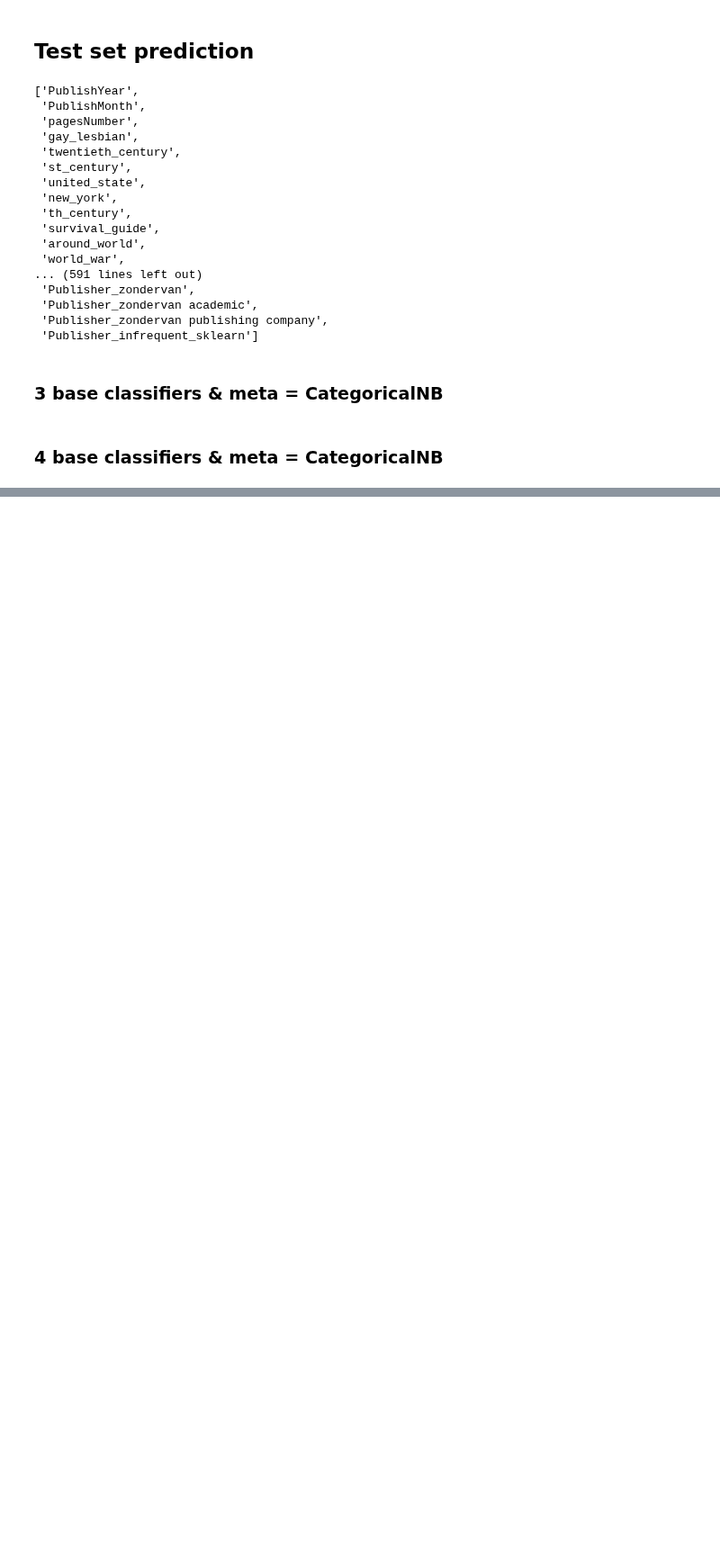
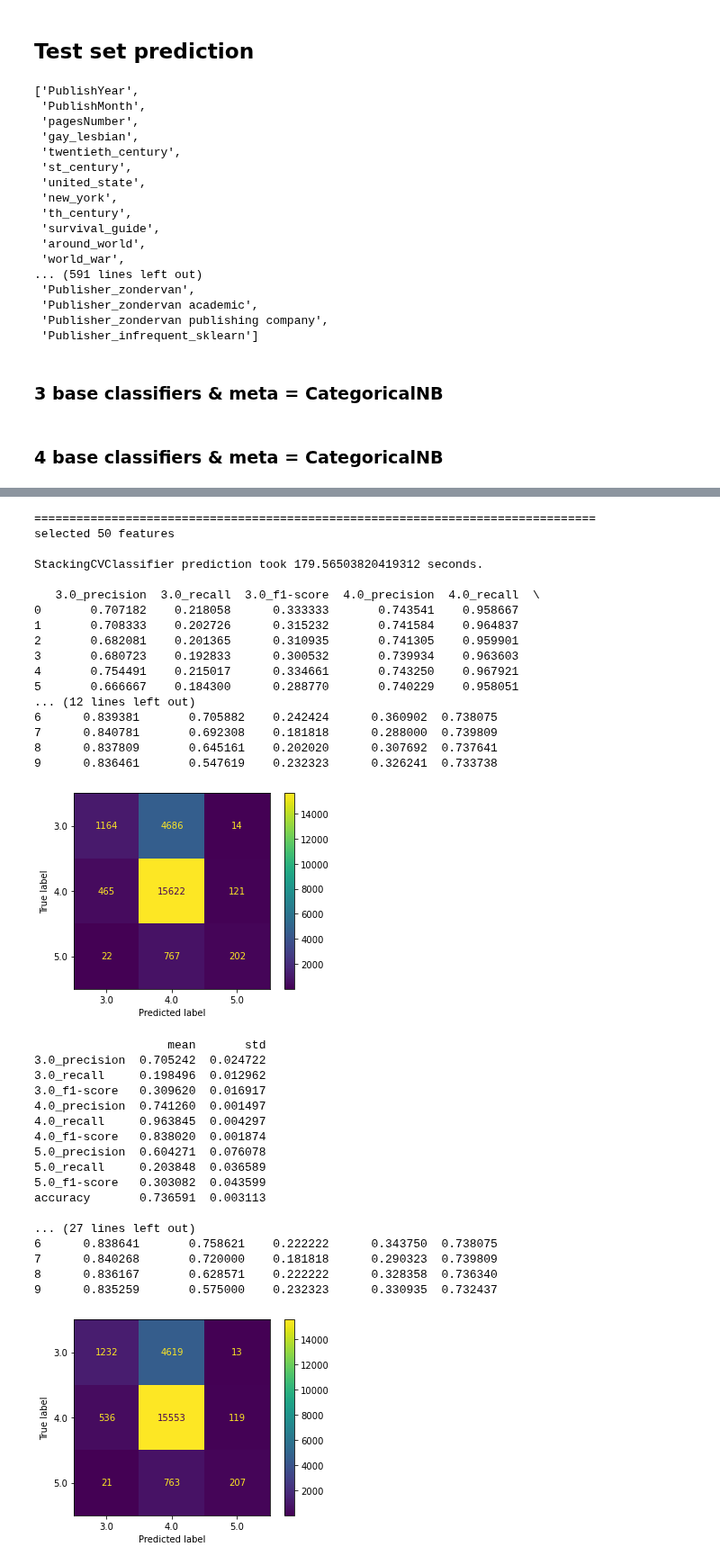
Before and after one commit to 7angel4/Goodreads-rating-classification, a Jupyter notebook: StackingClf.ipynb, the cells around one changed output, grey strips where cells are left out. Shown at 90% size. Drawn from its saved outputs; the diff is of its cells as text; code cells hidden in the pictures; blank space fills up the shorter version.

```diff
--- a/StackingClf.ipynb
+++ b/StackingClf.ipynb
@@ -1043,0 +535,70 @@ get_pred_df(sclf_knn.predict(X_test)).to_csv("full_sclf_knn_pred.csv", index=Fal
+# %%
+from sklearn.naive_bayes import MultinomialNB, CategoricalNB
+from sklearn import svm
+from sklearn.linear_model import LogisticRegression
+from sklearn.tree import DecisionTreeClassifier
+from sklearn.neighbors import KNeighborsClassifier
+from mlxtend.classifier import StackingCVClassifier
+
+mnb = MultinomialNB(alpha = 1)
+linearSVM = svm.LinearSVC(C=5, dual = False, random_state = 30027)
+logr = LogisticRegression(solver='sag', max_iter=50, random_state = 30027)
+dt = DecisionTreeClassifier(max_depth = 200, random_state = 30027)
+sclf = StackingCVClassifier(classifiers=[mnb, linearSVM, logr, dt],
+                            meta_classifier=CategoricalNB(),
+                            cv = 2,
+                            random_state=30027)
+
+train_df_50 = pd.read_csv("./Final/Datasets/train_df_50.csv", keep_default_na=False)
+train_df_100 = pd.read_csv("./Final/Datasets/train_df_100.csv", keep_default_na=False)
+train_df_200 = pd.read_csv("./Final/Datasets/train_df_200.csv", keep_default_na=False)
+train_df_300 = pd.read_csv("./Final/Datasets/train_df_300.csv", keep_default_na=False)
+nums = ['50', '100', '200', '300']
+train_dfs = [pd.read_csv("./Final/Datasets/train_df_"+num+".csv", keep_default_na=False) for num in nums]
+
+for i in range(4):
+    print("================================================================================")
+    print(f'selected {nums[i]} features\n')
+    train_df = train_dfs[i]
+    X_train = train_df.iloc[:,:-1]
+    y_train = train_df.iloc[:,-1]
+    _, report = cross_val_report(sclf, X_train, y_train)
+    print(report)
+    print('\n================================================================================\n\n')
+# %% [output]
+================================================================================
+selected 50 features
+
+StackingCVClassifier prediction took 179.56503820419312 seconds.
+
+   3.0_precision  3.0_recall  3.0_f1-score  4.0_precision  4.0_recall  \
+0       0.707182    0.218058      0.333333       0.743541    0.958667
+1       0.708333    0.202726      0.315232       0.741584    0.964837
+2       0.682081    0.201365      0.310935       0.741305    0.959901
+3       0.680723    0.192833      0.300532       0.739934    0.963603
+4       0.754491    0.215017      0.334661       0.743250    0.967921
+5       0.666667    0.184300      0.288770       0.740229    0.958051
+... (12 lines left out)
+6      0.839381       0.705882    0.242424      0.360902  0.738075
+7      0.840781       0.692308    0.181818      0.288000  0.739809
+8      0.837809       0.645161    0.202020      0.307692  0.737641
+9      0.836461       0.547619    0.232323      0.326241  0.733738
+[figure, added]
+                   mean       std
+3.0_precision  0.705242  0.024722
+3.0_recall     0.198496  0.012962
+3.0_f1-score   0.309620  0.016917
+4.0_precision  0.741260  0.001497
+4.0_recall     0.963845  0.004297
+4.0_f1-score   0.838020  0.001874
+5.0_precision  0.604271  0.076078
+5.0_recall     0.203848  0.036589
+5.0_f1-score   0.303082  0.043599
+accuracy       0.736591  0.003113
+
+... (27 lines left out)
+6      0.838641       0.758621    0.222222      0.343750  0.738075
+7      0.840268       0.720000    0.181818      0.290323  0.739809
+8      0.836167       0.628571    0.222222      0.328358  0.736340
+9      0.835259       0.575000    0.232323      0.330935  0.732437
+[figure, added]
```
Also changed, not shown: parts of 68 cells of this notebook, 10 other files.
